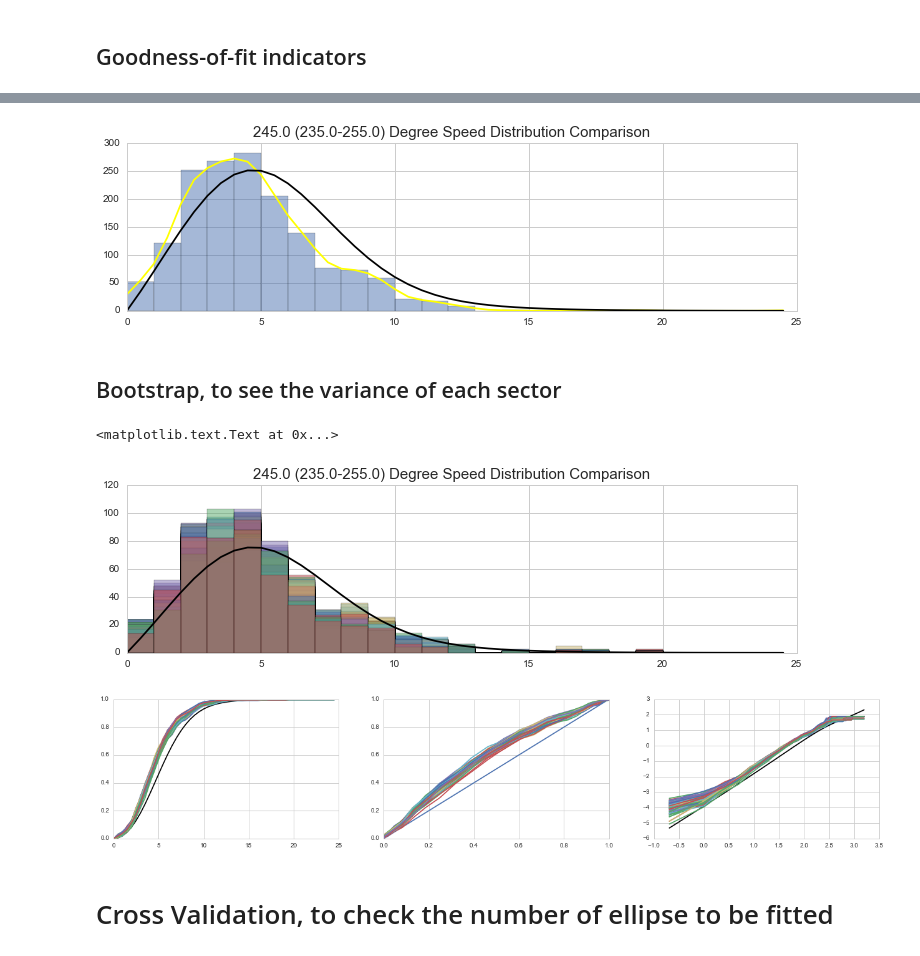
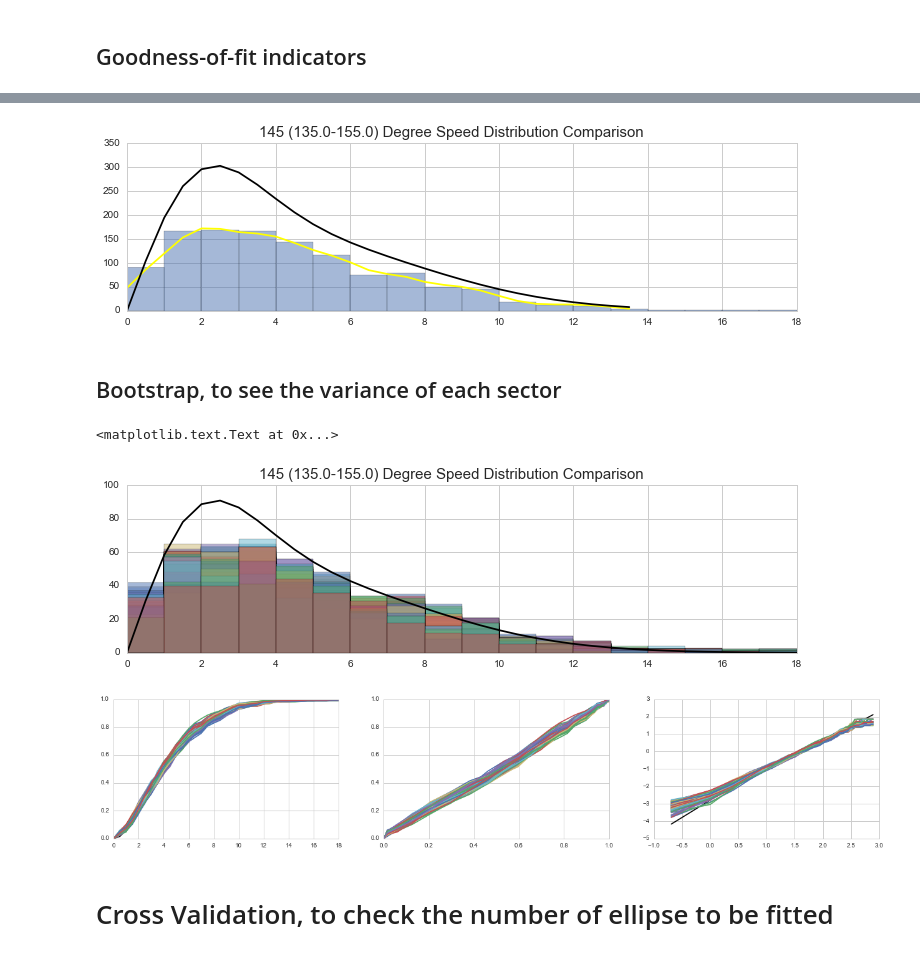
Before and after one commit to cqcn1991/Wind-Speed-Analysis, a Jupyter notebook: time_shift.ipynb, the cells around one changed output, grey strips where cells are left out. Saved outputs shown, nothing was run; the diff lists cells and outputs as text; code cells hidden in the pictures.

```diff
--- a/time_shift.ipynb
+++ b/time_shift.ipynb
@@ -41,15 +41,19 @@ from helpers.data_reader import *
 # ipath= "./data/NCDC/marham.txt"
 
 # ipath= "./data/NCDC/cheongju_intl/dat.txt"
+# ipath= "./data/NCDC/daegu_ab/dat.txt" # recent 5 year data is corrupted
 
-ipath= "./data/NCDC/canada/melita_man/dat.txt"
+# ipath= "./data/NCDC/canada/st_johns_intl/dat.txt" # good
+# ipath= "./data/NCDC/canada/gander_intl/dat.txt" # try 4
+# ipath= "./data/NCDC/canada/melita_man/dat.txt"
 # ipath= "./data/NCDC/canada/fort_smith/dat.txt"  # lacks inital speed
 # ipath= "./data/NCDC/canada/mildred_lake_alta/dat.txt"  # uptail wind speed
+# ipath= "./data/NCDC/canada/argentia/dat.txt" # weird shape
 
 # ipath= './data/NCDC/europe/ciampino/dat.txt' # Italy
 # ipath= "./data/NCDC/europe/laupheim/dat.txt"
 # ipath= "./data/NCDC/europe/holzdorf/dat.txt"
-# ipath= "./data/NCDC/europe/neuburg/dat.txt"
+ipath= "./data/NCDC/europe/neuburg/dat.txt"
 # ipath= "./data/NCDC/europe/landsberg_lech/dat.txt"
 # ipath= "./data/NCDC/europe/valladolid/dat.txt"
 # ipath= "./data/NCDC/europe/vatry/dat.txt"  # double peak, try 4
@@ -502,7 +506,7 @@ print np.mean(df.x), np.mean(df.y)
 speed_set = np.array(zip(df.x, df.y))
 speed_angle_set = np.array(zip(df.speed, df.dir))
 max_speed = df.speed.max()
-number_of_gaussian = 3
+number_of_gaussian = 4
 # %%
 fitting_range = []
 if knot_unit == True:
@@ -926,37 +932,38 @@ else:
 ... (24 outputs left out)
 # %%
-max_diff_element = max(max_diff_array, key=lambda x: x[1])
-angle =  max_diff_angle = max_diff_element[0]
+# max_diff_element = max(max_diff_array, key=lambda x: x[1])
+# angle =  max_diff_angle = max_diff_element[0]
+angle = 145
 incre = 20
 
 angle_radian, incre_radian = radians(angle), radians(incre)
 x_vals = np.arange(0, max_speed, 0.5)
 
 # Select data from observation
 start_angle, end_angle = angle-incre/2, angle+incre/2
 sub_df= df[(df['dir'] >= start_angle) & (df['dir'] <= end_angle)]
 max_speed = sub_df.speed.max()
 
 # 1. Observation
 bins = np.arange(0, max_speed, 1)
 sub_df['speed'].hist(bins=bins, alpha=0.5,figsize=(12, 3))
 
 # 2. 1d KDE
 sample = np.array(sub_df.speed).reshape(-1, 1)
 sub_kde = neighbors.KernelDensity(bandwidth=0.5).fit(sample)
 y_vals = [np.exp(sub_kde.score_samples(x_val))*len(sample) for x_val in x_vals]
 plt.plot(x_vals, y_vals,'-', color='yellow')
 
 # 3. GMM
 y_vals_ =[integrate.nquad(f, [[x_val-0.5, x_val+0.5],[angle_radian-incre_radian/2, angle_radian+incre_radian/2]]) for x_val in x_vals]
 y_vals = np.array(zip(*y_vals_)[0])*len(df)
 plt.plot(x_vals, y_vals,'-', color='black')
 
 title = str(angle) + ' (' + str(start_angle) + '-' +str(end_angle) + ')'
 plt.suptitle(title+' Degree Speed Distribution Comparison', fontsize = 15)
 plt.show()
 # %% [output]
-[figure, old version]
+[figure, new version]
 # %% [markdown]
 ## Bootstrap, to see the variance of each sector
 # %%
@@ -974,7 +981,7 @@ title = str(angle) + ' (' + str(start_angle) + '-' +str(end_angle) + ')'
 plt.suptitle(title+' Degree Speed Distribution Comparison', fontsize = 15)
 # %% [output]
 <matplotlib.text.Text at 0x...>
-[figure, old version]
+[figure, new version]
 # %%
 fig = plt.figure(figsize=(22,4))
 
@@ -1009,7 +1016,7 @@ for i in xrange(1,100):
     ax3 = fig.add_subplot(1,3,3)
     plt.plot(np.log(x), np.log(-np.log(1-y_cdf)),'-')
 # %% [output]
-[figure, old version]
+[figure, new version]
 # %% [markdown]
 # Cross Validation, to check the number of ellipse to be fitted
 # %%
```
Also changed, not shown: parts of 44 cells of this notebook.
